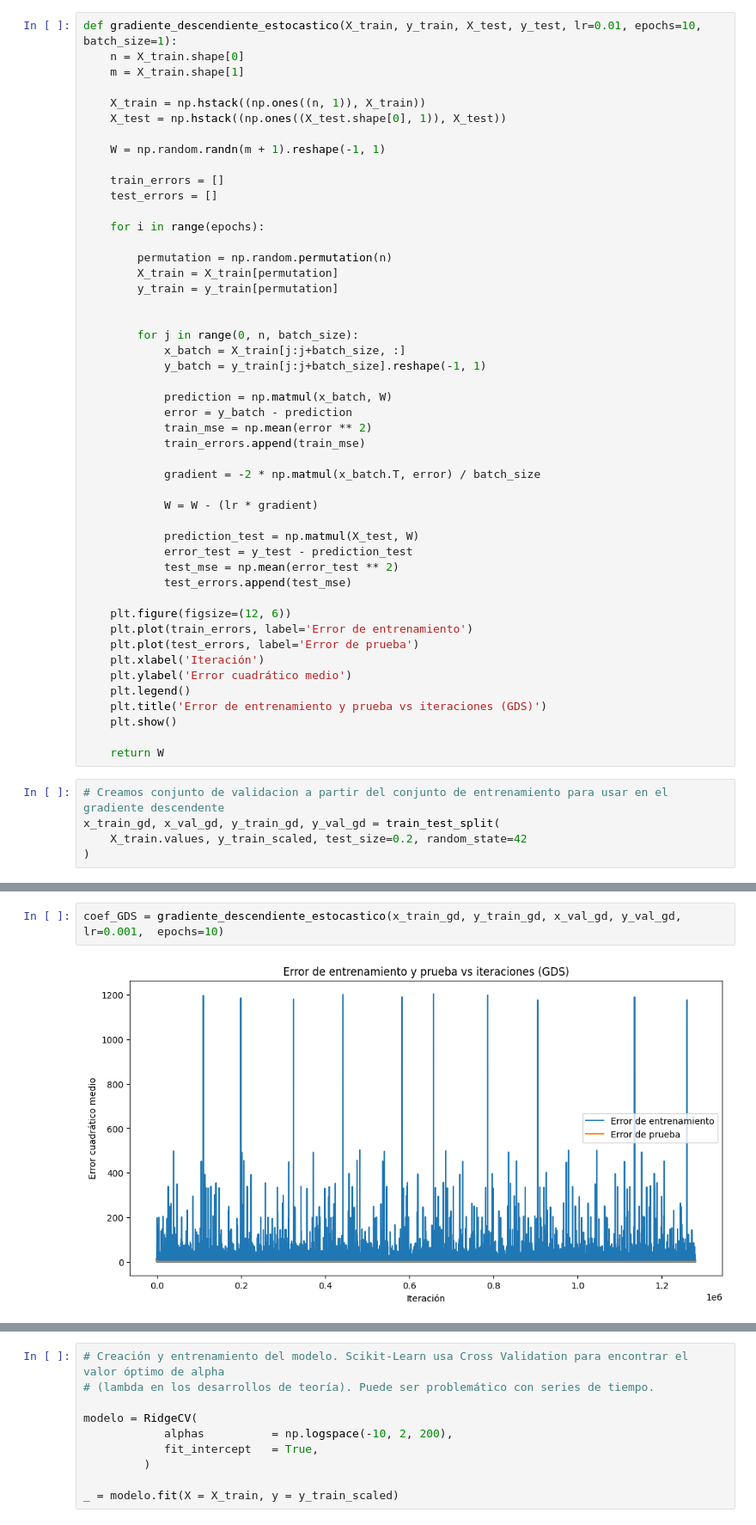
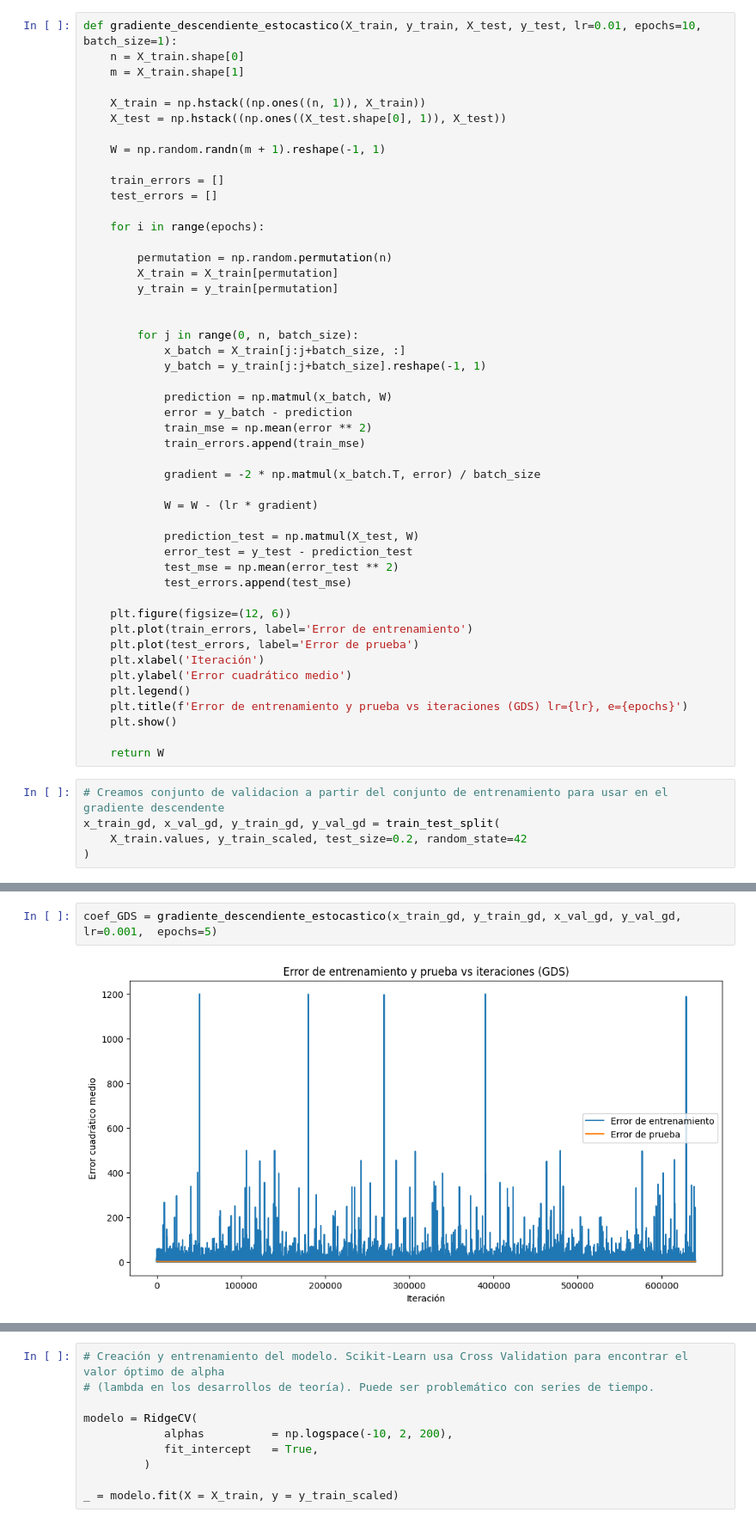
Before and after one commit to FedeZ2008/AA1-TUIA-2025C2-LEON-ZIMMER, a Jupyter notebook: TP1_Regresion.ipynb, the cells around one changed output, grey strips where cells are left out. Shown at 86% size. Saved outputs shown, nothing was run; the diff lists cells and outputs as text.

```diff
--- a/TP1_Regresion.ipynb
+++ b/TP1_Regresion.ipynb
@@ -583,7 +583,7 @@ def gradiente_descendiente_estocastico(X_train, y_train, X_test, y_test, lr=0.01
     plt.xlabel('Iteración')
     plt.ylabel('Error cuadrático medio')
     plt.legend()
-    plt.title('Error de entrenamiento y prueba vs iteraciones (GDS)')
+    plt.title(f'Error de entrenamiento y prueba vs iteraciones (GDS) lr={lr}, e={epochs}')
     plt.show()
 
     return W
@@ -669,7 +728,7 @@ plt.show()
 # %%
-coef_GDS = gradiente_descendiente_estocastico(x_train_gd, y_train_gd, x_val_gd, y_val_gd, lr=0.001,  epochs=10)
+coef_GDS = gradiente_descendiente_estocastico(x_train_gd, y_train_gd, x_val_gd, y_val_gd, lr=0.001,  epochs=5)
 # %% [output]
-[figure, old version]
+[figure, new version]
 # %%
 X_test_gd = np.hstack((np.ones((X_test.shape[0], 1)), X_test.values))
 y_pred_gd = np.matmul(X_test_gd, coef_GDS)
```
Also changed, not shown: parts of 30 cells of this notebook.
